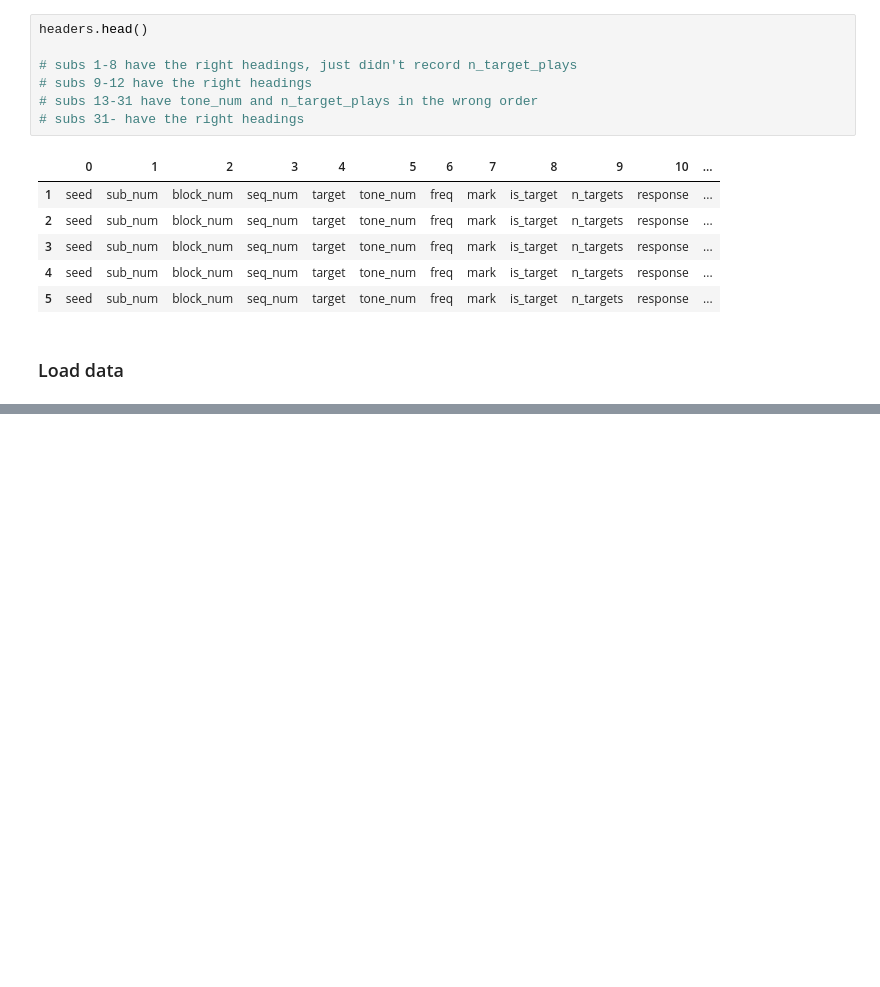
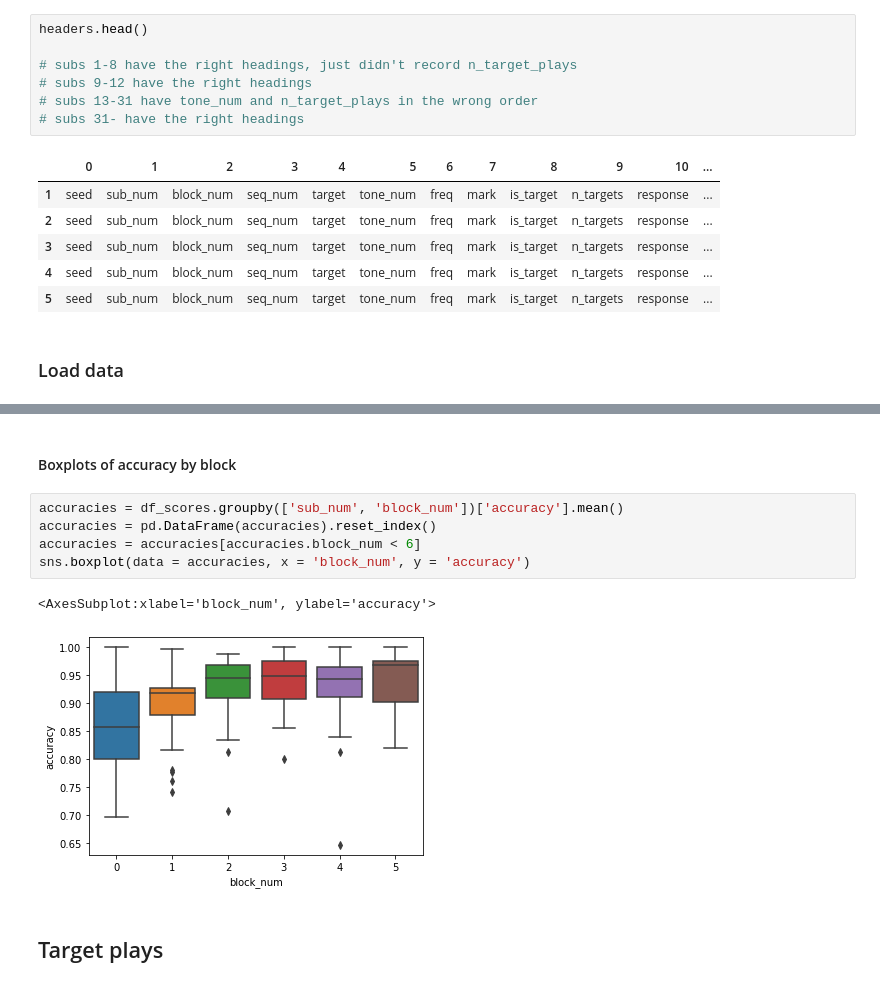
Before and after one commit to letitiayhho/tone-target-monitoring-2, a Jupyter notebook: analysis/accuracies.ipynb, the cells around one changed output, grey strips where cells are left out. Cells and saved outputs as stored; diff of their text form; blank space fills up the shorter version.

```diff
--- a/analysis/accuracies.ipynb
+++ b/analysis/accuracies.ipynb
@@ -93,0 +109,12 @@ sns.histplot(accuracies)
+# %% [markdown]
+#### Boxplots of accuracy by block
+# %%
+accuracies = df_scores.groupby(['sub_num', 'block_num'])['accuracy'].mean()
+accuracies = pd.DataFrame(accuracies).reset_index()
+accuracies = accuracies[accuracies.block_num < 6]
+sns.boxplot(data = accuracies, x = 'block_num', y = 'accuracy')
+# %% [output]
+<AxesSubplot:xlabel='block_num', ylabel='accuracy'>
+[figure, added]
+# %% [markdown]
+## Target plays
```
Also changed, not shown: parts of 13 cells of this notebook.
